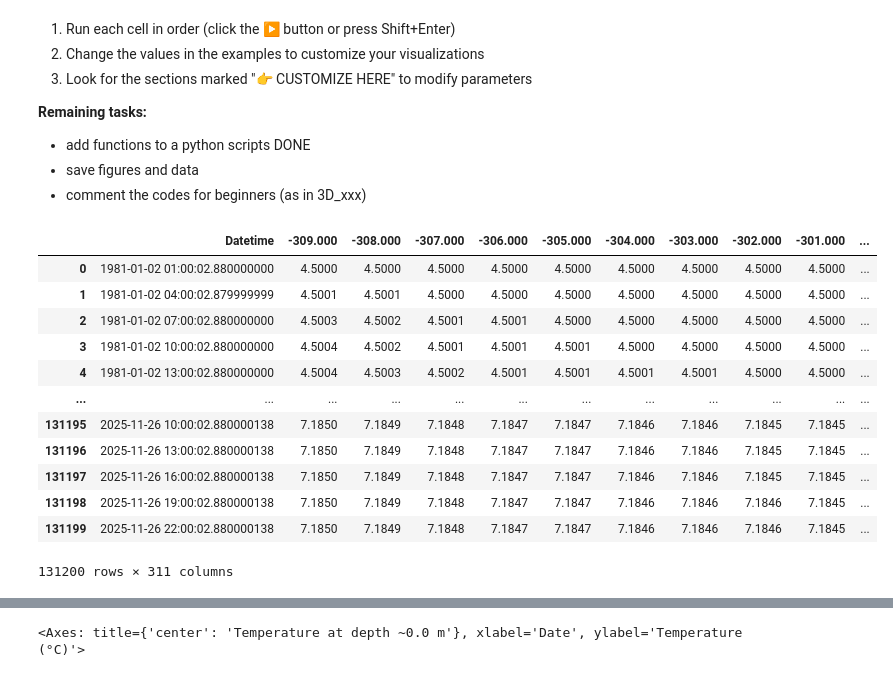
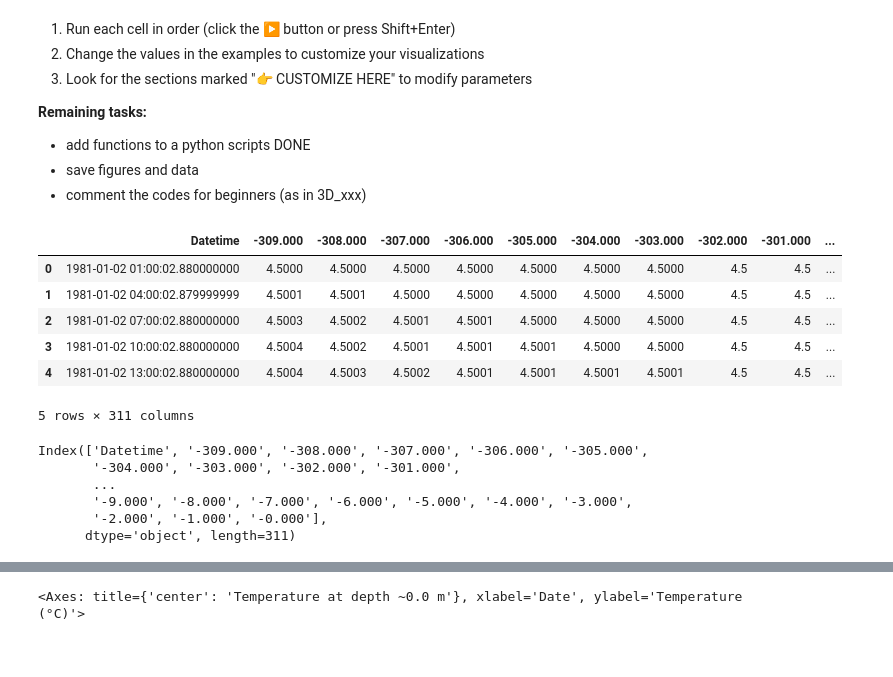
Before and after one commit to damienbouffard/Peak_alplakes, a Jupyter notebook: scripts/1D_visualisation_simstrat.ipynb, the cells around one changed output, grey strips where cells are left out. Saved outputs shown, nothing was run; the diff lists cells and outputs as text; code cells hidden in the pictures.

```diff
--- a/scripts/1D_visualisation_simstrat.ipynb
+++ b/scripts/1D_visualisation_simstrat.ipynb
@@ -48,23 +53,26 @@ from functions_1D import plot_temperature_heatmap, plot_temperature_at_depth, pl
 # %%
 # Load data
 path = 'data/Geneva'
 # Adjust the path - use the correct relative path from your notebook location
 data_path = os.path.join(os.path.dirname(os.getcwd()), path, 'T_out.dat')
 
 df = pd.read_csv(data_path)
 df['Datetime'] = pd.Timestamp('1981-01-01') + pd.to_timedelta(df['Datetime'], unit='D')
-df
+df.head()
 # %% [output]
 |  | Datetime | -309.000 | -308.000 | -307.000 | -306.000 | -305.000 | -304.000 | -303.000 | -302.000 | -301.000 | ... |
-| 0 | 1981-01-02 01:00:02.880000000 | 4.5000 | 4.5000 | 4.5000 | 4.5000 | 4.5000 | 4.5000 | 4.5000 | 4.5000 | 4.5000 | ... |
-| 1 | 1981-01-02 04:00:02.879999999 | 4.5001 | 4.5001 | 4.5000 | 4.5000 | 4.5000 | 4.5000 | 4.5000 | 4.5000 | 4.5000 | ... |
-| 2 | 1981-01-02 07:00:02.880000000 | 4.5003 | 4.5002 | 4.5001 | 4.5001 | 4.5000 | 4.5000 | 4.5000 | 4.5000 | 4.5000 | ... |
-| 3 | 1981-01-02 10:00:02.880000000 | 4.5004 | 4.5002 | 4.5001 | 4.5001 | 4.5001 | 4.5000 | 4.5000 | 4.5000 | 4.5000 | ... |
-| 4 | 1981-01-02 13:00:02.880000000 | 4.5004 | 4.5003 | 4.5002 | 4.5001 | 4.5001 | 4.5001 | 4.5001 | 4.5000 | 4.5000 | ... |
-| ... | ... | ... | ... | ... | ... | ... | ... | ... | ... | ... | ... |
-| 131195 | 2025-11-26 10:00:02.880000138 | 7.1850 | 7.1849 | 7.1848 | 7.1847 | 7.1847 | 7.1846 | 7.1846 | 7.1845 | 7.1845 | ... |
-| 131196 | 2025-11-26 13:00:02.880000138 | 7.1850 | 7.1849 | 7.1848 | 7.1847 | 7.1847 | 7.1846 | 7.1846 | 7.1845 | 7.1845 | ... |
-| 131197 | 2025-11-26 16:00:02.880000138 | 7.1850 | 7.1849 | 7.1848 | 7.1847 | 7.1847 | 7.1846 | 7.1846 | 7.1845 | 7.1845 | ... |
-| 131198 | 2025-11-26 19:00:02.880000138 | 7.1850 | 7.1849 | 7.1848 | 7.1847 | 7.1847 | 7.1846 | 7.1846 | 7.1846 | 7.1845 | ... |
-| 131199 | 2025-11-26 22:00:02.880000138 | 7.1850 | 7.1849 | 7.1848 | 7.1847 | 7.1847 | 7.1846 | 7.1846 | 7.1846 | 7.1845 | ... |
+| 0 | 1981-01-02 01:00:02.880000000 | 4.5000 | 4.5000 | 4.5000 | 4.5000 | 4.5000 | 4.5000 | 4.5000 | 4.5 | 4.5 | ... |
+| 1 | 1981-01-02 04:00:02.879999999 | 4.5001 | 4.5001 | 4.5000 | 4.5000 | 4.5000 | 4.5000 | 4.5000 | 4.5 | 4.5 | ... |
+| 2 | 1981-01-02 07:00:02.880000000 | 4.5003 | 4.5002 | 4.5001 | 4.5001 | 4.5000 | 4.5000 | 4.5000 | 4.5 | 4.5 | ... |
+| 3 | 1981-01-02 10:00:02.880000000 | 4.5004 | 4.5002 | 4.5001 | 4.5001 | 4.5001 | 4.5000 | 4.5000 | 4.5 | 4.5 | ... |
+| 4 | 1981-01-02 13:00:02.880000000 | 4.5004 | 4.5003 | 4.5002 | 4.5001 | 4.5001 | 4.5001 | 4.5001 | 4.5 | 4.5 | ... |
-131200 rows × 311 columns
+5 rows × 311 columns
+# %%
+df.columns
+# %% [output]
+Index(['Datetime', '-309.000', '-308.000', '-307.000', '-306.000', '-305.000',
+       '-304.000', '-303.000', '-302.000', '-301.000',
+       ...
+       '-9.000', '-8.000', '-7.000', '-6.000', '-5.000', '-4.000', '-3.000',
+       '-2.000', '-1.000', '-0.000'],
+      dtype='object', length=311)
```
Also changed, not shown: parts of 6 cells of this notebook, 2 other files.
